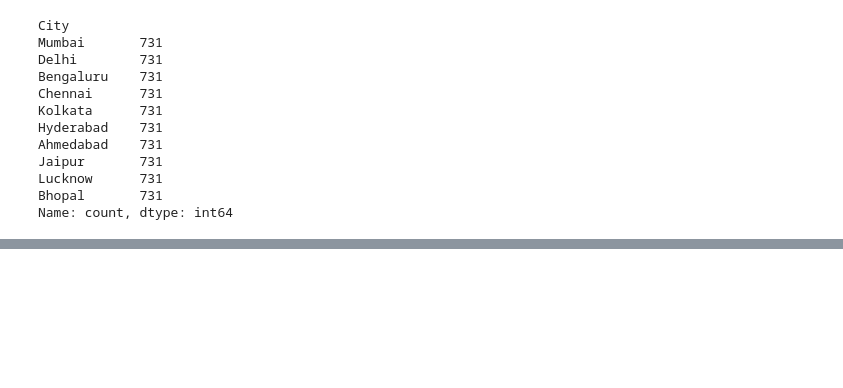
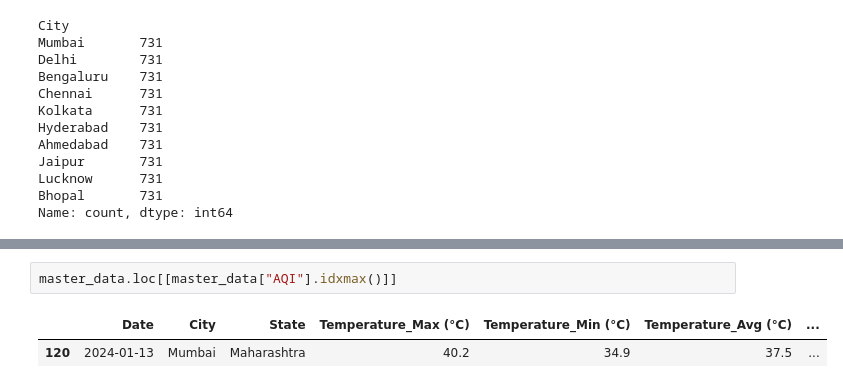
Before and after one commit to MuraliAirody/PyAi_Foundation, a Jupyter notebook: Practice/climate.ipynb, the cells around one changed output, grey strips where cells are left out. Saved outputs shown, nothing was run; the diff lists cells and outputs as text; blank space fills up the shorter version.

```diff
--- a/Practice/climate.ipynb
+++ b/Practice/climate.ipynb
@@ -133,0 +143,5 @@ Name: count, dtype: int64
+# %%
+master_data.loc[[master_data["AQI"].idxmax()]]
+# %% [output]
+|  | Date | City | State | Temperature_Max (°C) | Temperature_Min (°C) | Temperature_Avg (°C) | ... |
+| 120 | 2024-01-13 | Mumbai | Maharashtra | 40.2 | 34.9 | 37.5 | ... |
```
Also changed, not shown: parts of 2 cells of this notebook.
